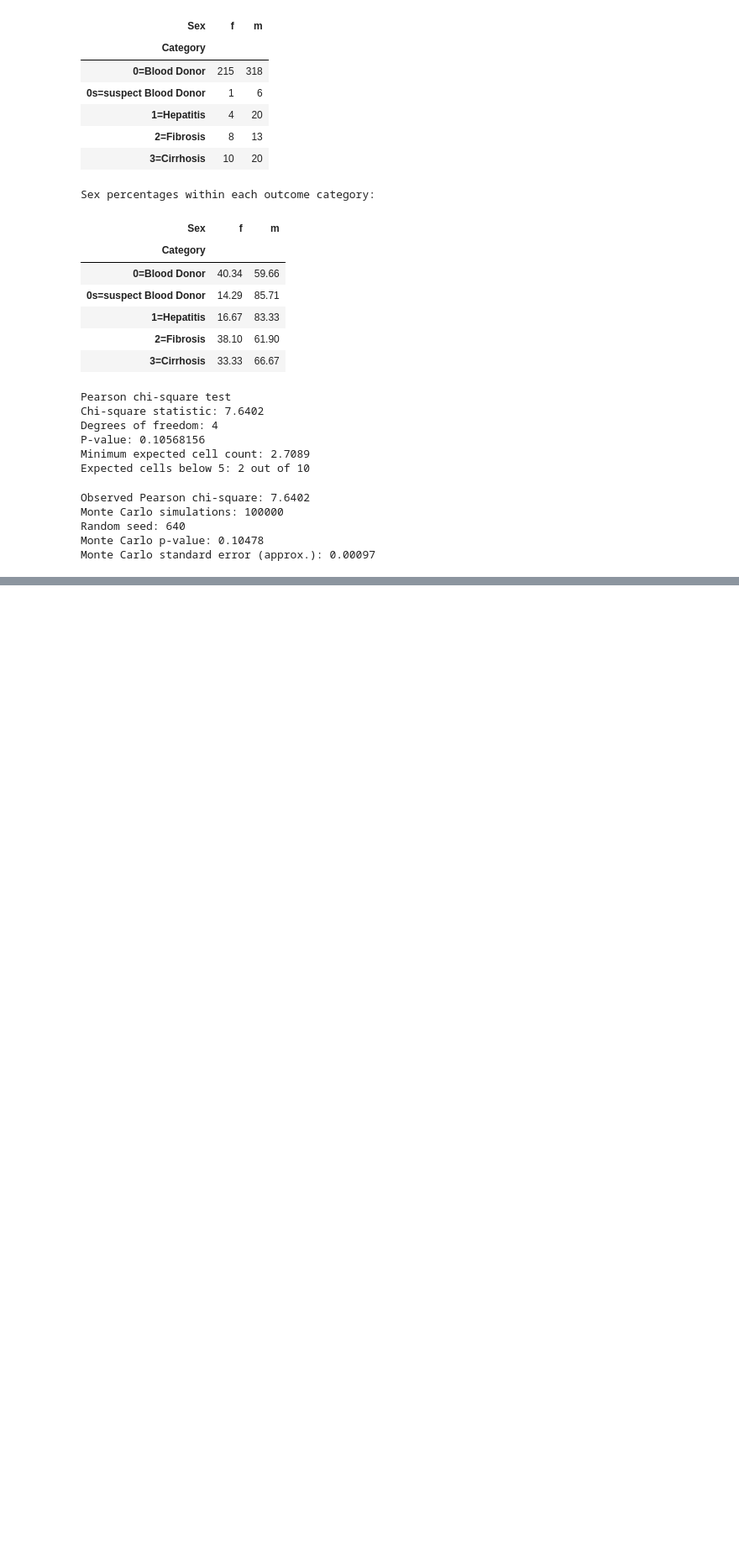
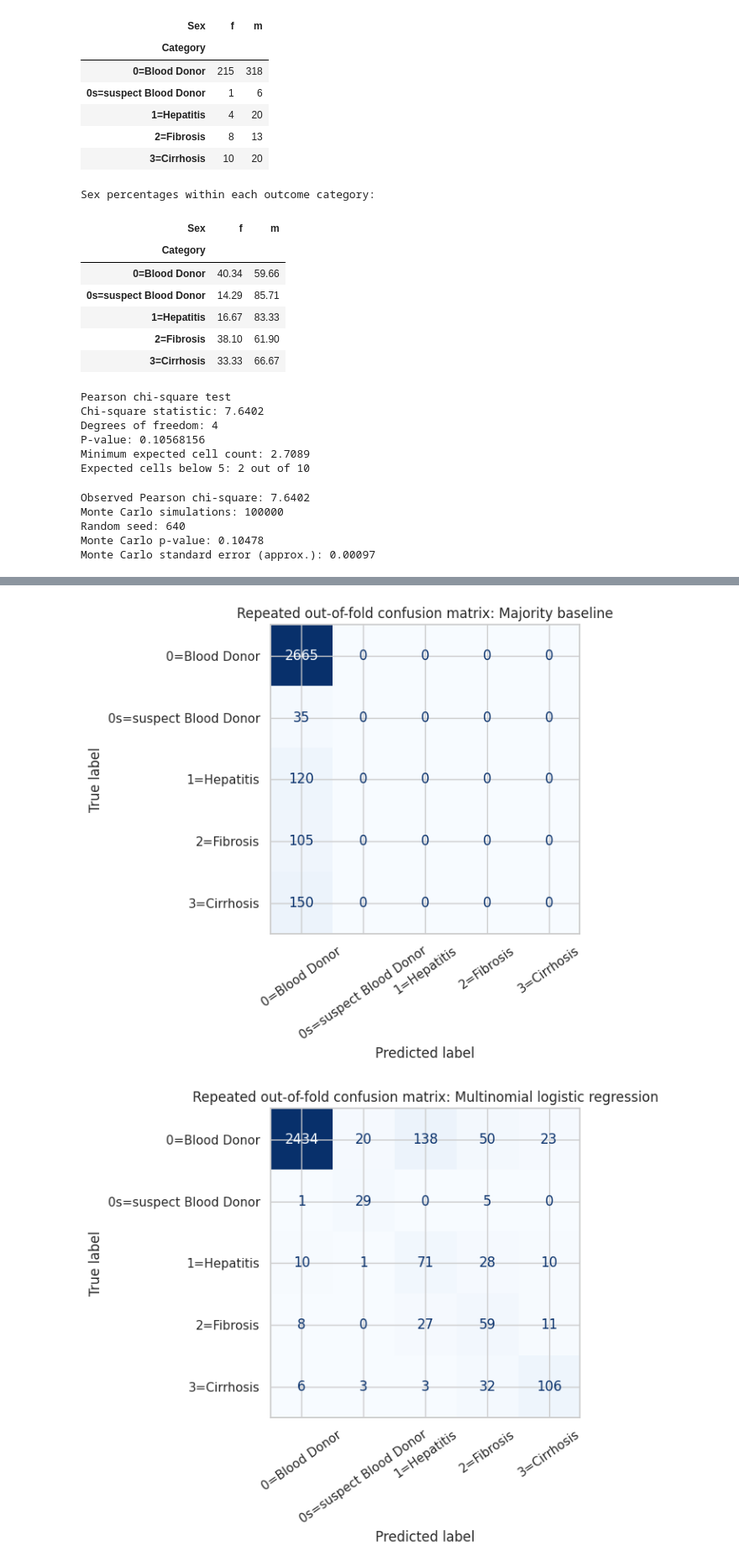
Before and after one commit to kadiyalakumar78-droid/qm640-hcv-capstone, a Jupyter notebook: notebooks/QM640_HCV_Capstone_Analysis.ipynb, the cells around one changed output, grey strips where cells are left out. Shown at 84% size. Drawn from its saved outputs; the diff is of its cells as text; code cells hidden in the pictures; blank space fills up the shorter version.

```diff
--- a/notebooks/QM640_HCV_Capstone_Analysis.ipynb
+++ b/notebooks/QM640_HCV_Capstone_Analysis.ipynb
@@ -579,0 +635,18 @@ Monte Carlo standard error (approx.): 0.00097
+# %%
+# Step 13: Confirm analysis frame and target labels
+import os, warnings, json
+import numpy as np
+import pandas as pd
+
+analysis_df = df.drop(columns=["Unnamed: 0"], errors="ignore").copy()
+analysis_df["Category"] = analysis_df["Category"].astype(str).str.strip()
+target_col = "Category"
+X = analysis_df.drop(columns=[target_col])
+y = analysis_df[target_col]
+class_counts = y.value_counts().sort_index()
+
+print("Analysis shape:", analysis_df.shape)
+display(pd.DataFrame({"Count": class_counts, "Percent": (class_counts / len(y) * 100).round(2)}))
+print("Minimum class size:", int(class_counts.min()))
+assert len(y) == 615 and X.shape[1] == 12, "Unexpected data shape; inspect source data."
+assert class_counts.min() >= 3, "At least 3 records per class are needed for 3-fold stratification."
@@ -579,0 +806,11 @@ Monte Carlo standard error (approx.): 0.00097
+# %%
+# Step 17: Class-level precision, recall, and F1
+labels = sorted(y.unique())
+class_reports = {}
+for model_name in pipelines:
+    subset = oof_predictions[oof_predictions["Model"] == model_name]
+    report = classification_report(subset["Actual"], subset["Predicted"],
+        labels=labels, output_dict=True, zero_division=0)
+    class_reports[model_name] = pd.DataFrame(report).T.loc[
+        labels, ["precision", "recall", "f1-score", "support"]]
+display(class_reports[best_model_name].round(3))
@@ -579,0 +824,19 @@ Monte Carlo standard error (approx.): 0.00097
+# %%
+# Step 18: Confusion matrices from pooled repeated out-of-fold predictions
+import matplotlib.pyplot as plt
+from sklearn.metrics import ConfusionMatrixDisplay
+os.makedirs("qm640_outputs", exist_ok=True)
+for model_name in pipelines:
+    subset = oof_predictions[oof_predictions["Model"] == model_name]
+    cm = confusion_matrix(subset["Actual"], subset["Predicted"], labels=labels)
+    fig, ax = plt.subplots(figsize=(8, 6))
+    ConfusionMatrixDisplay(cm, display_labels=labels).plot(
+        ax=ax, cmap="Blues", xticks_rotation=35, colorbar=False, values_format="d")
+    ax.set_title(f"Repeated out-of-fold confusion matrix: {model_name}")
+    plt.tight_layout()
+    safe = "".join(ch.lower() if ch.isalnum() else "_" for ch in model_name).strip("_")
+    fig.savefig(f"qm640_outputs/confusion_matrix_{safe}.png", dpi=300, bbox_inches="tight")
+    plt.show()
+# %% [output]
+[figure, added]
+[figure, added]
```
Also changed, not shown: parts of 29 cells of this notebook.
